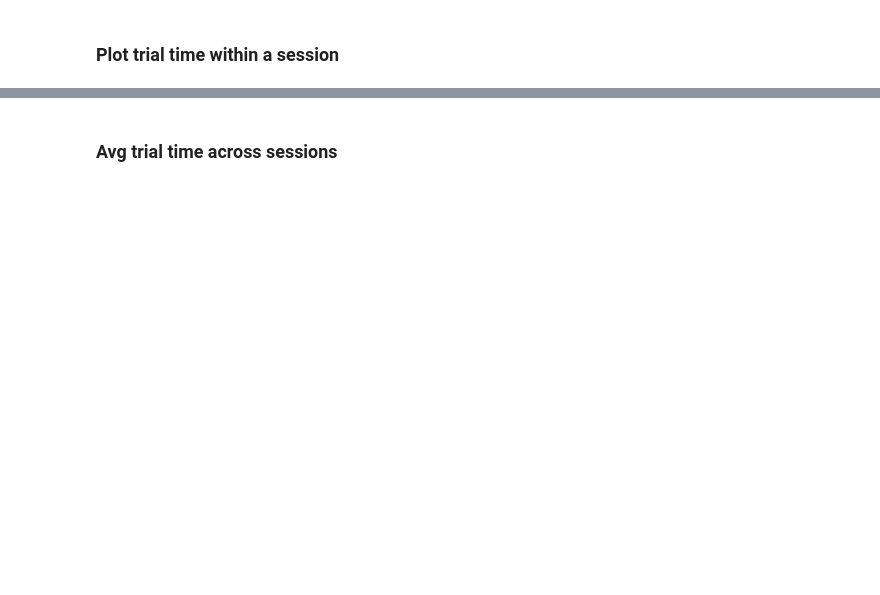
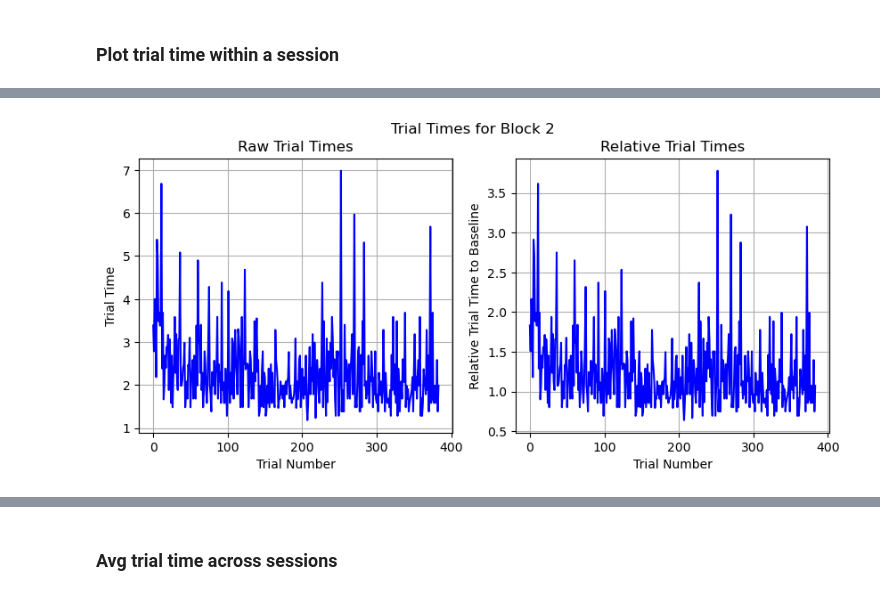
Before and after one commit to santacruzlab/NeuronTracking, a Jupyter notebook: sri/sri_analysis.ipynb, the cells around one changed output, grey strips where cells are left out. Saved outputs shown, nothing was run; the diff lists cells and outputs as text; code cells hidden in the pictures; blank space fills up the shorter version.

```diff
--- a/sri/sri_analysis.ipynb
+++ b/sri/sri_analysis.ipynb
@@ -914,0 +925,90 @@ Minimum trial time: 1.15 seconds, Maximum trial time: 11.77 seconds, Average tri
+# %%
+hdf = tables.open_file(os.path.join(INPUT_DATA_FOLDER, 'hdf', f'{ses.BRAZOS_SESSIONS[0]}.hdf'))
+
+# get avg trial time from block 1
+block = 1
+trial_durations, error_clamped = block_trial_time(hdf, block=block)
+trial_durations = trial_durations / 60
+avg_baseline_time = np.mean(trial_durations[0:200])
+
+# normalize trial durations by the average baseline time
+block = 2
+trial_durations, error_clamped = block_trial_time(hdf, block=block)
+trial_durations = trial_durations / 60
+rel_trial_durations = trial_durations / avg_baseline_time
+colors = ['b' if ec == 0 else 'r' for ec in error_clamped]
+
+fig, axes = plt.subplots(1, 2, figsize=(10, 4))
+axes[0].plot(trial_durations, linestyle='-', color='b')
+axes[1].plot(rel_trial_durations, linestyle='-', color='b')
+axes[0].set_title("Raw Trial Times")
+axes[1].set_title("Relative Trial Times")
+fig.suptitle(f"Trial Times for Block {block}")
+axes[0].set_xlabel("Trial Number")
+axes[0].set_ylabel("Trial Time")
+axes[0].grid(True)
+axes[1].set_xlabel("Trial Number")
+axes[1].set_ylabel("Relative Trial Time to Baseline")
+axes[1].grid(True)
+plt.show()
+
+def exp_model(x, a, b, c):
+    return a * np.exp(b * x) + c
+
+fig, axes = plt.subplots(1, 2, figsize=(10, 4))
+
+# Binning every 8 trials together
+binned_durations = []
+for i in range(0, len(trial_durations), 8):
+    binned_trials = trial_durations[i:i+8]
+    binned_durations.append(np.mean(binned_trials))
+
+# x = np.arange(len(binned_durations)) # for fitting all binned trial durations
+x = np.arange(25)  # Assuming you want to fit the first 25 binned durations
+y = binned_durations[:25]  # Fit the first 25 binned durations
+
+# Fit
+p0 = [5.0, -1.0, 1.0]  # initial guess for (a, b, c)
+popt, pcov = curve_fit(exp_model, x, y, p0=p0)
+perr = np.sqrt(np.diag(pcov))  # 1-sigma parameter uncertainties
+
+axes[0].plot(binned_durations, linestyle='-', color='b')
+axes[0].plot(x, exp_model(x, *popt), linestyle='--', color='r', label=f'Exp Fit: a={popt[0]:.2f}, b={popt[1]:.2f}, c={popt[2]:.2f}')
+axes[0].set_title(f"Binned Trial Times for Block {block}")
+axes[0].set_xlabel("Trial Set")
+axes[0].set_ylabel("Trial Time")
+axes[0].grid(True)
+
+rel_binned_durations = []
+for i in range(0, len(rel_trial_durations), 8):
+    rel_binned_trials = rel_trial_durations[i:i+8]
+    rel_binned_durations.append(np.mean(rel_binned_trials))
+
+# x = np.arange(len(rel_binned_durations)) # for fitting all binned trial durations
+x = np.arange(25)  # Assuming you want to fit the first 25 binned durations
+y = rel_binned_durations[:25]  # Fit the first 25 binned durations
+
+# Fit
+p0 = [5.0, -1.0, 1.0]  # initial guess for (a, b, c)
+popt, pcov = curve_fit(exp_model, x, y, p0=p0)
+perr = np.sqrt(np.diag(pcov))  # 1-sigma parameter uncertainties
+
+axes[1].plot(rel_binned_durations, linestyle='-', color='b')
+axes[1].plot(x, exp_model(x, *popt), linestyle='--', color='r', label=f'Exp Fit: a={popt[0]:.2f}, b={popt[1]:.2f}, c={popt[2]:.2f}')
+axes[1].set_title(f"Binned Relative Trial Times for Block {block}")
+axes[1].set_xlabel("Trial Set")
+axes[1].set_ylabel("Relative Trial Time to Baseline")
+axes[1].grid(True)
+
+plt.show()
+
+# # histogram
+# plt.figure(figsize=(6, 4))
+# plt.hist(binned_durations, bins=10, color='b', alpha=0.7)
+# plt.title(f"Distribution of Binned Trial Times for Block {block}")
+# plt.xlabel("Relative Trial Time to Baseline")
+# plt.ylabel("Frequency")
+# plt.grid(axis='y')
+# plt.show()
+# %% [output]
+[figure, added]
```
Also changed, not shown: parts of 34 cells of this notebook.
